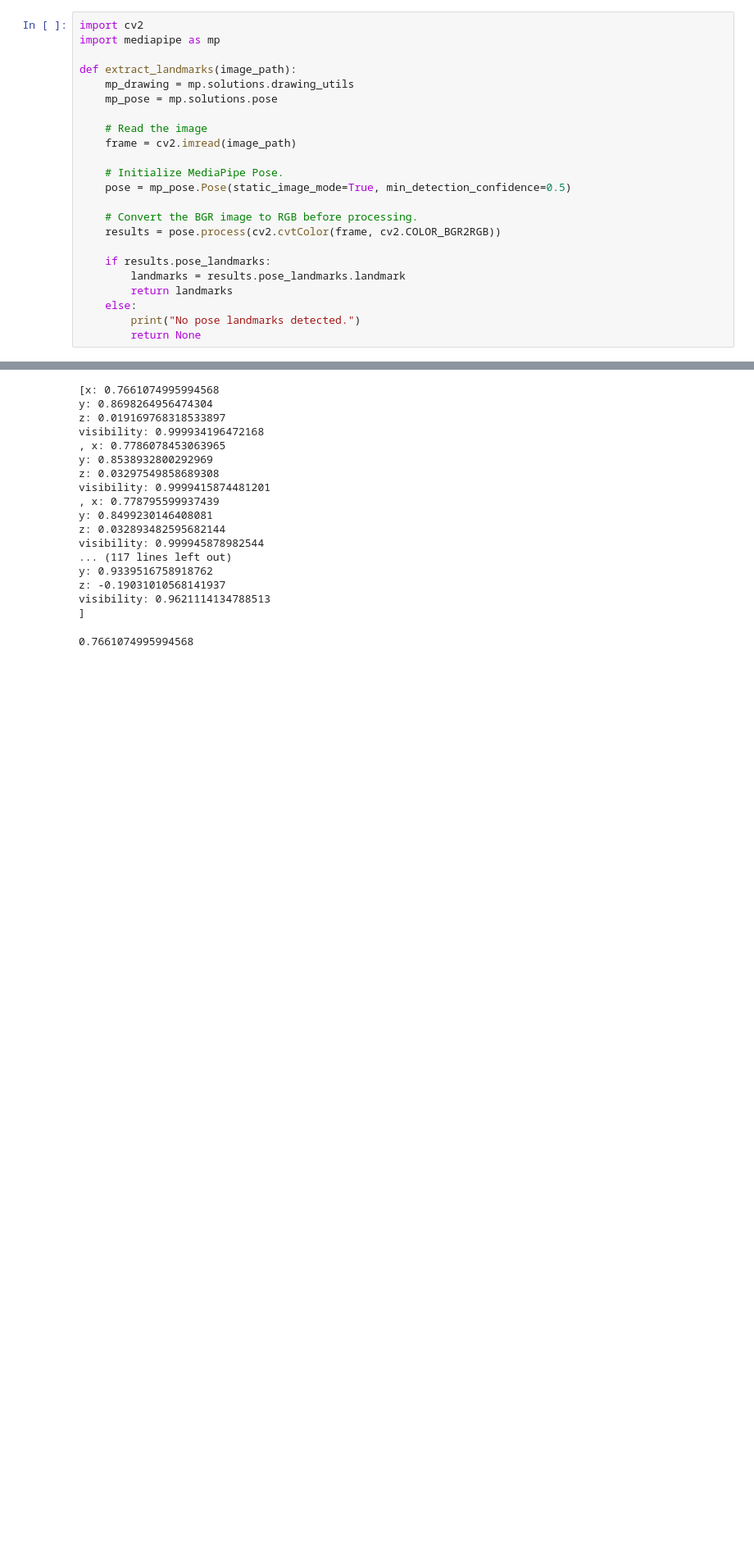
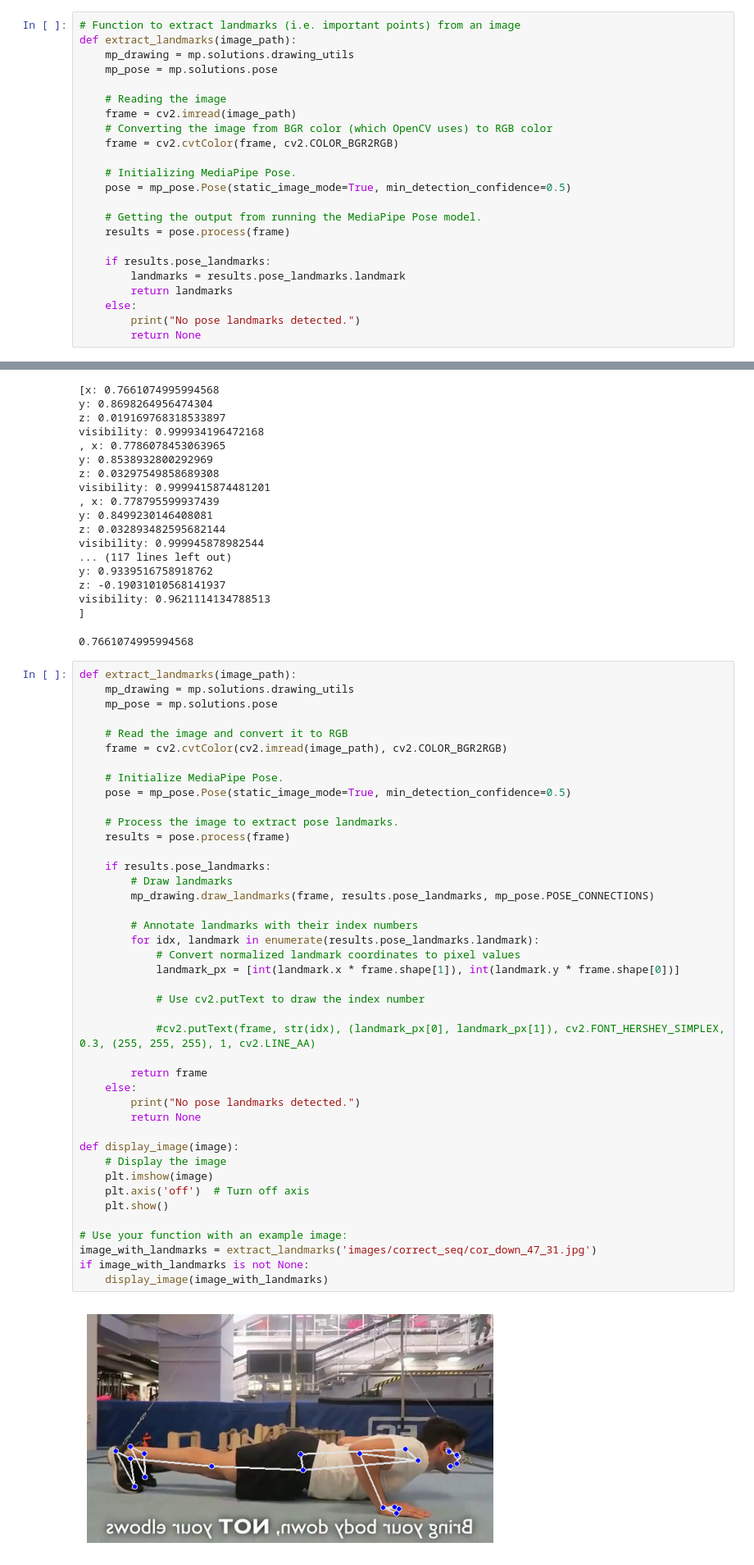
Before and after one commit to jpedroag/PMBA, a Jupyter notebook: C_distances.ipynb, the cells around one changed output, grey strips where cells are left out. Shown: that part at 82% size. Drawn from its saved outputs; the diff is of its cells as text; blank space fills up the shorter version.

```diff
--- a/C_distances.ipynb
+++ b/C_distances.ipynb
@@ -1,19 +12,19 @@
 # %%
-import cv2
-import mediapipe as mp
-
+# Function to extract landmarks (i.e. important points) from an image
 def extract_landmarks(image_path):
     mp_drawing = mp.solutions.drawing_utils
     mp_pose = mp.solutions.pose
 
-    # Read the image
+    # Reading the image
     frame = cv2.imread(image_path)
+    # Converting the image from BGR color (which OpenCV uses) to RGB color
+    frame = cv2.cvtColor(frame, cv2.COLOR_BGR2RGB)
 
-    # Initialize MediaPipe Pose.
+    # Initializing MediaPipe Pose.
     pose = mp_pose.Pose(static_image_mode=True, min_detection_confidence=0.5)
 
-    # Convert the BGR image to RGB before processing.
-    results = pose.process(cv2.cvtColor(frame, cv2.COLOR_BGR2RGB))
+    # Getting the output from running the MediaPipe Pose model.
+    results = pose.process(frame)
 
     if results.pose_landmarks:
         landmarks = results.pose_landmarks.landmark
@@ -123,3 +130,47 @@ z: -0.19031010568141937
 visibility: 0.9621114134788513
 ]
 0.7661074995994568
+# %%
+def extract_landmarks(image_path):
+    mp_drawing = mp.solutions.drawing_utils
+    mp_pose = mp.solutions.pose
+
+    # Read the image and convert it to RGB
+    frame = cv2.cvtColor(cv2.imread(image_path), cv2.COLOR_BGR2RGB)
+
+    # Initialize MediaPipe Pose.
+    pose = mp_pose.Pose(static_image_mode=True, min_detection_confidence=0.5)
+
+    # Process the image to extract pose landmarks.
+    results = pose.process(frame)
+
+    if results.pose_landmarks:
+        # Draw landmarks
+        mp_drawing.draw_landmarks(frame, results.pose_landmarks, mp_pose.POSE_CONNECTIONS)
+
+        # Annotate landmarks with their index numbers
+        for idx, landmark in enumerate(results.pose_landmarks.landmark):
+            # Convert normalized landmark coordinates to pixel values
+            landmark_px = [int(landmark.x * frame.shape[1]), int(landmark.y * frame.shape[0])]
+
+            # Use cv2.putText to draw the index number
+
+            #cv2.putText(frame, str(idx), (landmark_px[0], landmark_px[1]), cv2.FONT_HERSHEY_SIMPLEX, 0.3, (255, 255, 255), 1, cv2.LINE_AA)
+
+        return frame
+    else:
+        print("No pose landmarks detected.")
+        return None
+
+def display_image(image):
+    # Display the image
+    plt.imshow(image)
+    plt.axis('off')  # Turn off axis
+    plt.show()
+
+# Use your function with an example image:
+image_with_landmarks = extract_landmarks('images/correct_seq/cor_down_47_31.jpg')
+if image_with_landmarks is not None:
+    display_image(image_with_landmarks)
+# %% [output]
+[figure, added]
```
Also changed, not shown: parts of 3 cells of this notebook.
